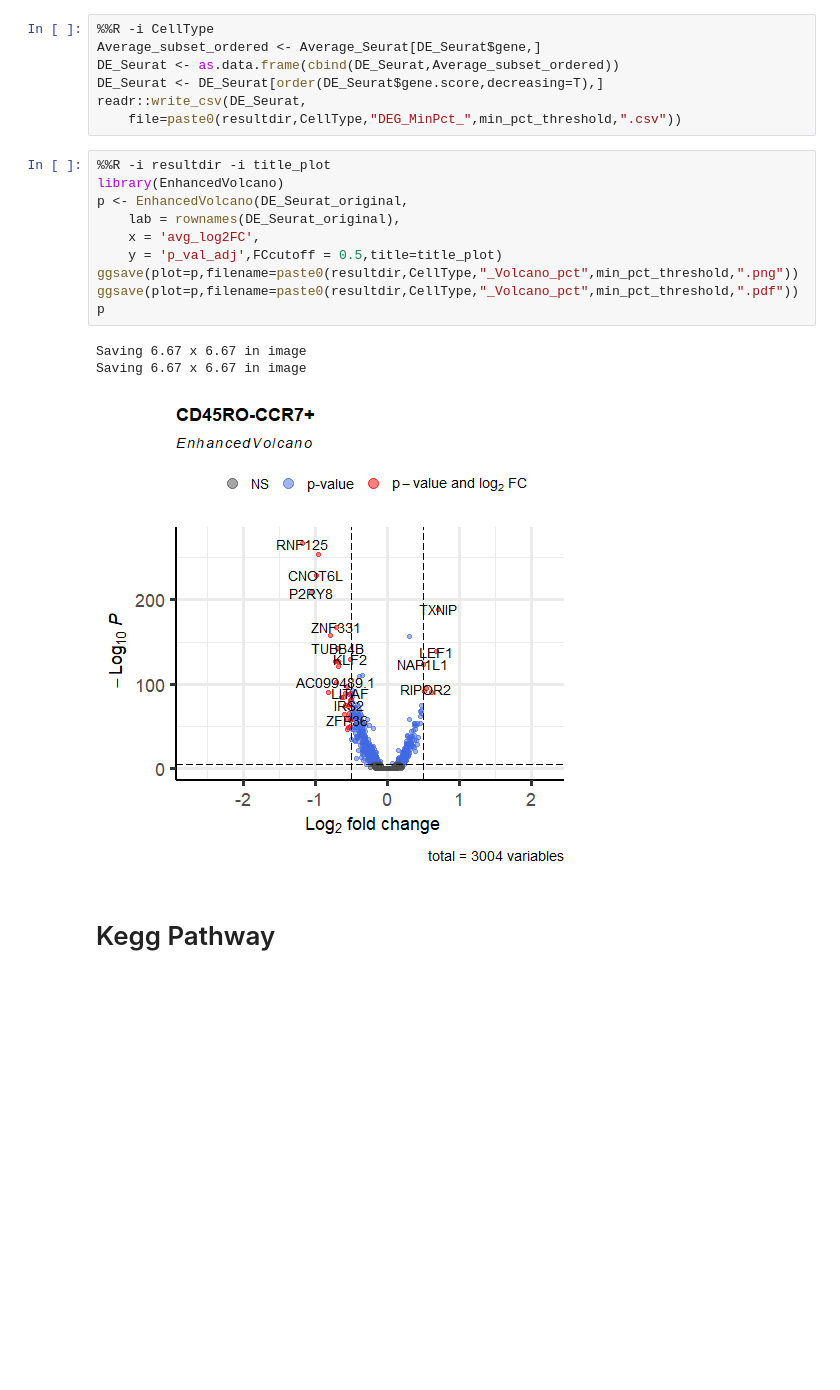
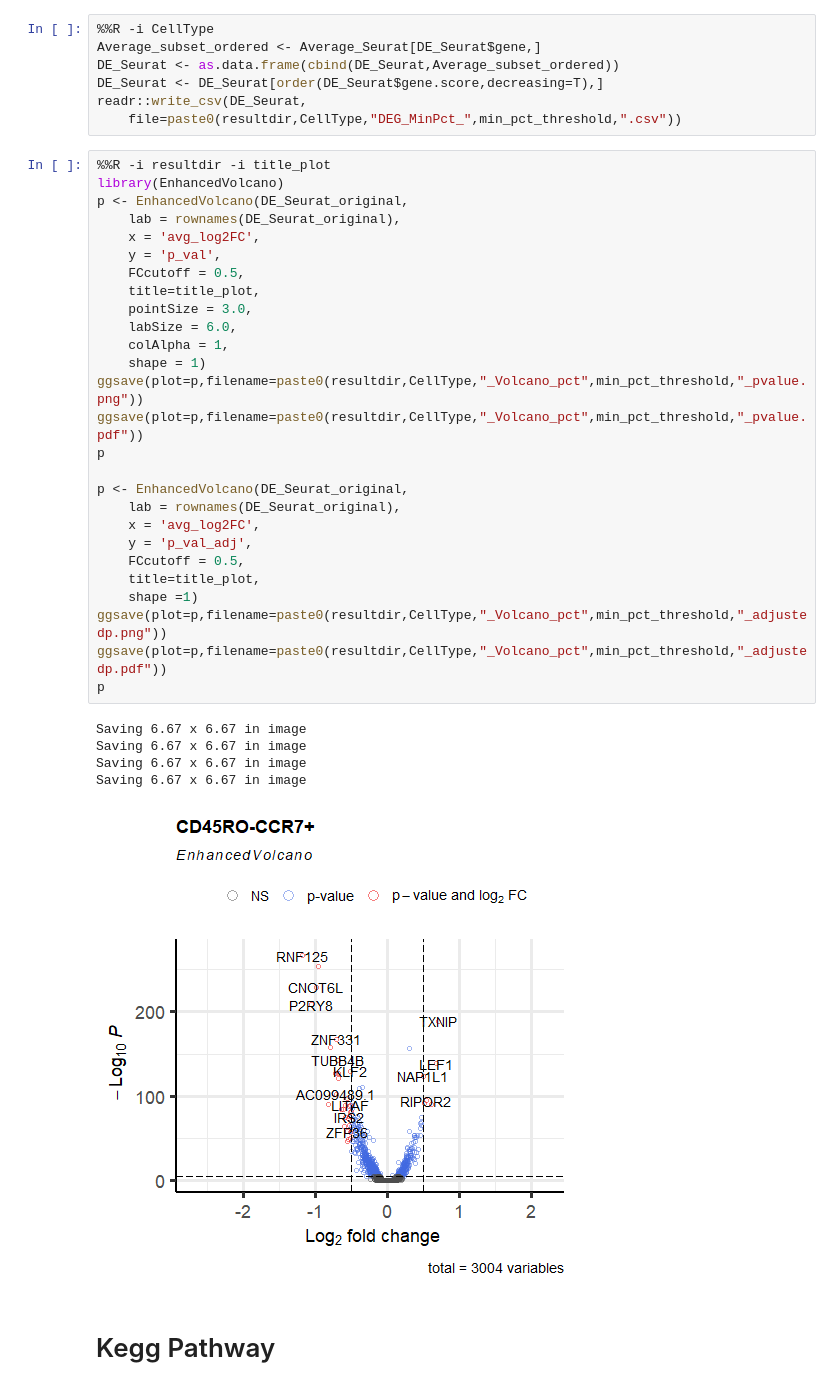
Before and after one commit to KyriakisDimitrios/CoPImmunoPD, a Jupyter notebook: Scripts/6.1.NP_Differential_Expression_pct_03.ipynb, the cells around one changed output. Drawn from its saved outputs; the diff is of its cells as text; blank space fills up the shorter version.

Commit message:
volcano

```diff
--- a/Scripts/6.1.NP_Differential_Expression_pct_03.ipynb
+++ b/Scripts/6.1.NP_Differential_Expression_pct_03.ipynb
@@ -232,17 +232,36 @@ readr::write_csv(DE_Seurat,
 # %%
 %%R -i resultdir -i title_plot
 library(EnhancedVolcano)
 p <- EnhancedVolcano(DE_Seurat_original,
     lab = rownames(DE_Seurat_original),
     x = 'avg_log2FC',
-    y = 'p_val_adj',FCcutoff = 0.5,title=title_plot)
-ggsave(plot=p,filename=paste0(resultdir,CellType,"_Volcano_pct",min_pct_threshold,".png"))
-ggsave(plot=p,filename=paste0(resultdir,CellType,"_Volcano_pct",min_pct_threshold,".pdf"))
+    y = 'p_val',
+    FCcutoff = 0.5,
+    title=title_plot,
+    pointSize = 3.0,
+    labSize = 6.0,
+    colAlpha = 1,
+    shape = 1)
+ggsave(plot=p,filename=paste0(resultdir,CellType,"_Volcano_pct",min_pct_threshold,"_pvalue.png"))
+ggsave(plot=p,filename=paste0(resultdir,CellType,"_Volcano_pct",min_pct_threshold,"_pvalue.pdf"))
 p
+
+p <- EnhancedVolcano(DE_Seurat_original,
+    lab = rownames(DE_Seurat_original),
+    x = 'avg_log2FC',
+    y = 'p_val_adj',
+    FCcutoff = 0.5,
+    title=title_plot,
+    shape =1)
+ggsave(plot=p,filename=paste0(resultdir,CellType,"_Volcano_pct",min_pct_threshold,"_adjustedp.png"))
+ggsave(plot=p,filename=paste0(resultdir,CellType,"_Volcano_pct",min_pct_threshold,"_adjustedp.pdf"))
+p
 # %% [output]
 Saving 6.67 x 6.67 in image
 Saving 6.67 x 6.67 in image
+Saving 6.67 x 6.67 in image
+Saving 6.67 x 6.67 in image
-[figure, old version]
+[figure, new version]
 # %% [markdown]
 # Kegg Pathway
 # %% [markdown]
```
Also changed, not shown: 3 other files.
